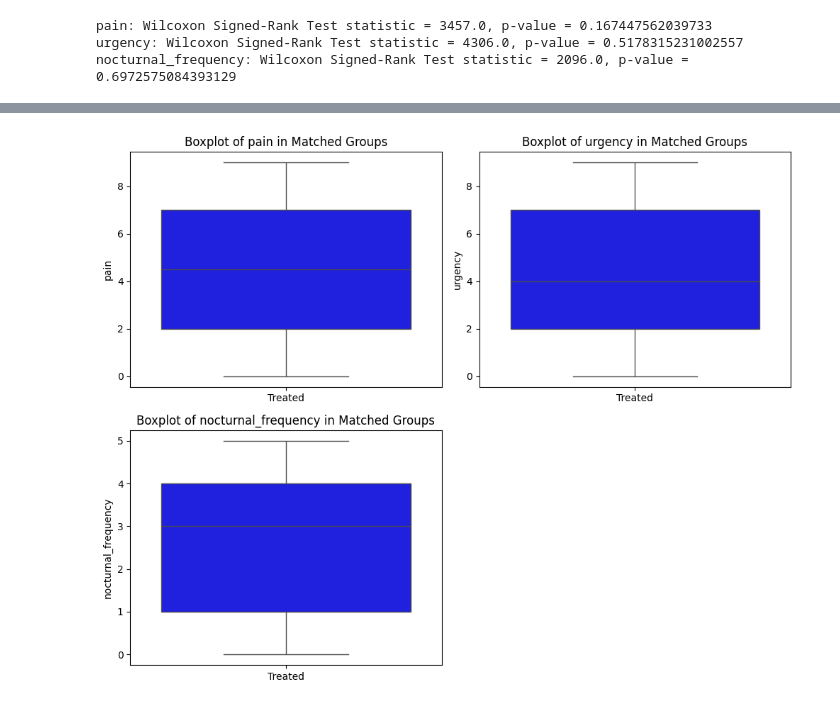
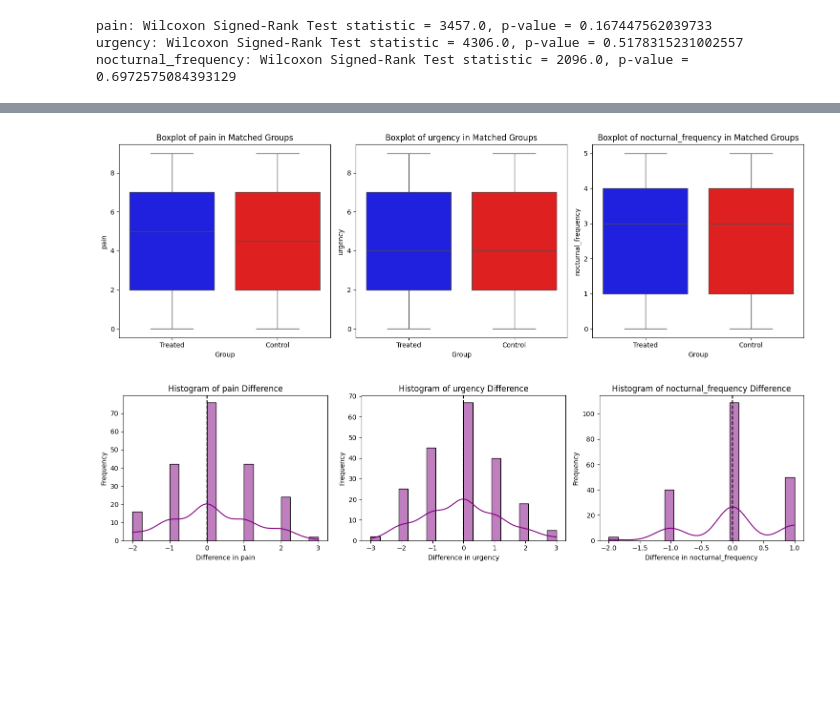
Before and after one commit to intrep11d/Assignment_1_Data_Analytics, a Jupyter notebook: assignment.ipynb, the cells around one changed output, grey strips where cells are left out. Saved outputs shown, nothing was run; the diff lists cells and outputs as text; code cells hidden in the pictures; blank space fills up the shorter version.

```diff
--- a/assignment.ipynb
+++ b/assignment.ipynb
@@ -143,32 +154,74 @@ plot_covariate_distributions(treated, control, matched_treated, matched_control,
+# %%
+import matplotlib.pyplot as plt
+import seaborn as sns
+import pandas as pd
+import math
+
+def plot_boxplots(matched_df, outcome_columns):
+    num_cols = len(outcome_columns)
+    cols = 3  # Set to 3 columns
+    rows = math.ceil(num_cols / cols)  # Compute number of rows
+
+    fig, axes = plt.subplots(rows, cols, figsize=(15, 5 * rows))  # Adjust figure size
+    axes = axes.flatten()  # Flatten for easy indexing
+
+    for i, col in enumerate(outcome_columns):
+        ax = axes[i]
+
+        # Convert to DataFrame format suitable for Seaborn
+        plot_df = pd.DataFrame({
+            "Value": list(matched_df["treated"][col]) + list(matched_df["control"][col]),
+            "Group": ["Treated"] * len(matched_df["treated"][col]) + ["Control"] * len(matched_df["control"][col])
+        })
+
+        # Corrected boxplot with proper 'hue' usage
+        sns.boxplot(x="Group", y="Value", data=plot_df, hue="Group", palette={"Treated": "blue", "Control": "red"}, ax=ax, legend=False)
+
+        ax.set_title(f"Boxplot of {col} in Matched Groups")
+        ax.set_ylabel(col)
+
+    # Hide any unused subplots
+    for j in range(i + 1, len(axes)):
+        fig.delaxes(axes[j])
+
+    plt.tight_layout()  # Prevent overlapping
+    plt.show()
+
+# Call function
+plot_boxplots(matched_df, outcome_columns)
+# %% [output]
+[figure, added]
 # %%
 import matplotlib.pyplot as plt
 import seaborn as sns
 import math
 
-def plot_boxplots(matched_df, outcome_columns):
+def plot_difference_histograms(matched_df, outcome_columns):
     num_cols = len(outcome_columns)
-    cols = 2  # Two columns
+    cols = 3  # Set to 3 columns
     rows = math.ceil(num_cols / cols)  # Compute number of rows
 
-    fig, axes = plt.subplots(rows, cols, figsize=(10, 4 * rows))  # Adjust figure size
-    axes = axes.flatten()  # Flatten in case of 1D indexing issues
+    fig, axes = plt.subplots(rows, cols, figsize=(15, 4 * rows))  # Adjust figure size for better layout
+    axes = axes.flatten()  # Flatten for easy indexing
 
     for i, col in enumerate(outcome_columns):
         ax = axes[i]
+        diff = matched_df["treated"][col] - matched_df["control"][col]
 
-        sns.boxplot(data=[matched_df["treated"][col], matched_df["control"][col]], palette=["blue", "red"], ax=ax)
-        ax.set_xticklabels(["Treated", "Control"])
-        ax.set_title(f"Boxplot of {col} in Matched Groups")
-        ax.set_ylabel(col)
+        sns.histplot(diff, bins=20, kde=True, color="purple", ax=ax)
+        ax.axvline(0, color="black", linestyle="--")
+        ax.set_title(f"Histogram of {col} Difference")
+        ax.set_xlabel(f"Difference in {col}")
+        ax.set_ylabel("Frequency")
 
     # Hide any unused subplots
     for j in range(i + 1, len(axes)):
         fig.delaxes(axes[j])
 
     plt.tight_layout()  # Prevent overlapping
     plt.show()
 
 # Call function
-plot_boxplots(matched_df, outcome_columns)
+plot_difference_histograms(matched_df, outcome_columns)
 # %% [output]
-[figure, old version]
+[figure, new version]
```
Also changed, not shown: parts of 6 cells of this notebook.
